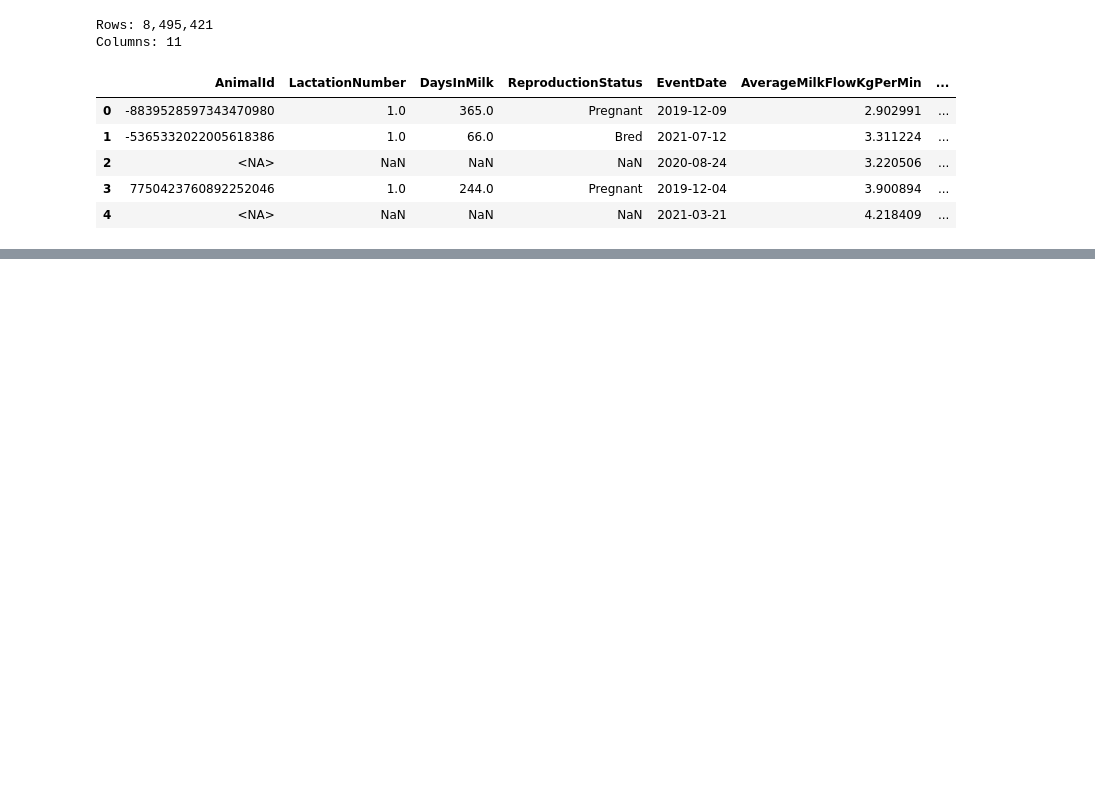
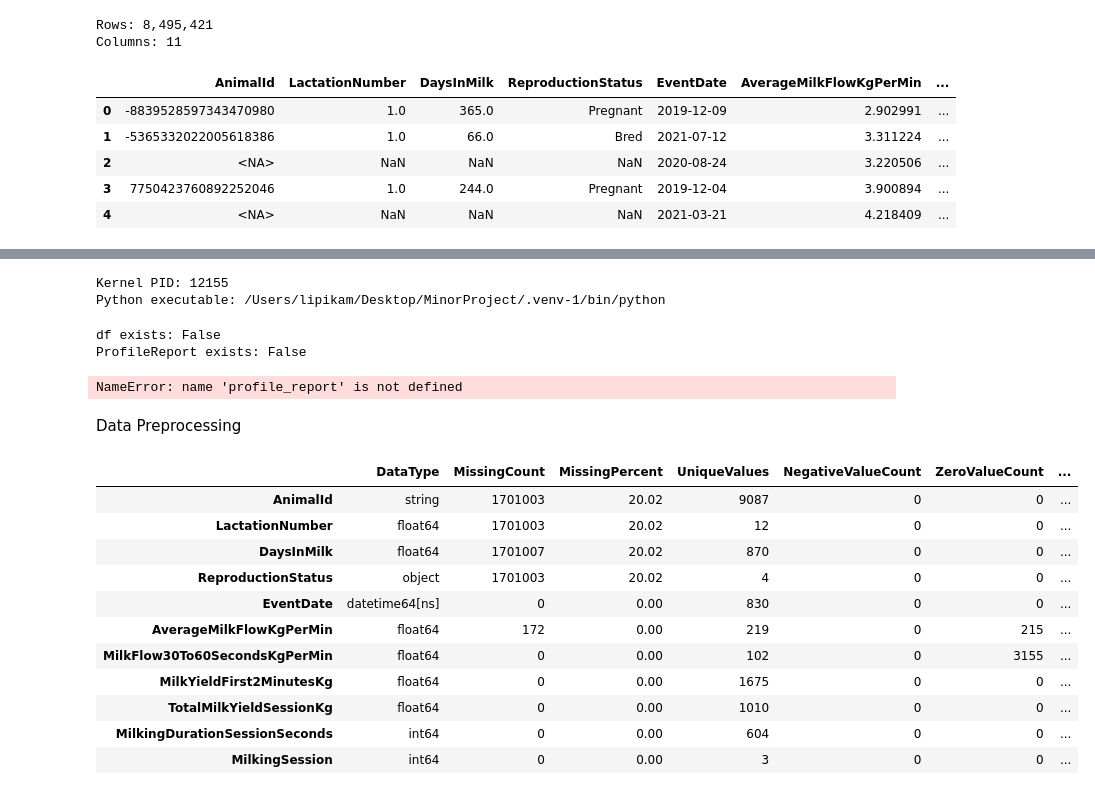
Before and after one commit to lipikamallikarjuna/ANSC4040MiniProject, a Jupyter notebook: notebooks/ProjectAnalysis.ipynb, the cells around one changed output, grey strips where cells are left out. Cells and saved outputs as stored; diff of their text form; code cells hidden in the pictures; blank space fills up the shorter version.

Commit message:
Update analysis notebook
Co-authored-by: Copilot <223556219+Copilot@users.noreply.github.com>

```diff
--- a/notebooks/ProjectAnalysis.ipynb
+++ b/notebooks/ProjectAnalysis.ipynb
@@ -654,0 +71,74 @@ display(fingerprint_classification_summary)
+# %%
+import os
+import sys
+
+print("Kernel PID:", os.getpid())
+print("Python executable:", sys.executable)
+# %% [output]
+Kernel PID: 12155
+Python executable: /Users/lipikam/Desktop/MinorProject/.venv-1/bin/python
+# %%
+print("df exists:", "df" in globals())
+print("ProfileReport exists:", "ProfileReport" in globals())
+# %% [output]
+df exists: False
+ProfileReport exists: False
+# %%
+profile_report.to_file(
+    "/Users/lipikam/Desktop/MinorProject/ANSC4040MiniProject/data_profile_report.html"
+)
+# %% [output]
+NameError: name 'profile_report' is not defined
+# %% [markdown]
+Data Preprocessing
+# %%
+# Review data types and potentially invalid values before applying preprocessing rules
+# and understand the missingness of the data + Summary of the data.
+
+numeric_columns = [
+    "LactationNumber",
+    "DaysInMilk",
+    "AverageMilkFlowKgPerMin",
+    "MilkFlow30To60SecondsKgPerMin",
+    "MilkYieldFirst2MinutesKg",
+    "TotalMilkYieldSessionKg",
+    "MilkingDurationSessionSeconds"
+]
+
+data_quality = pd.DataFrame({
+    "DataType": df.dtypes.astype(str),
+    "MissingCount": df.isna().sum(),
+    "MissingPercent": (df.isna().mean() * 100).round(2),
+    "UniqueValues": df.nunique(dropna=True),
+    "NegativeValueCount": (
+        df[numeric_columns].lt(0).sum()
+        .reindex(df.columns, fill_value=0)
+    ),
+    "ZeroValueCount": (
+        df[numeric_columns].eq(0).sum()
+        .reindex(df.columns, fill_value=0)
+    )
+})
+
+data_quality["InvalidDateCount"] = 0
+data_quality.loc["EventDate", "InvalidDateCount"] = df["EventDate"].isna().sum()
+
+data_quality["OutsideExpectedSessionCount"] = 0
+data_quality.loc["MilkingSession", "OutsideExpectedSessionCount"] = (
+    ~df["MilkingSession"].isin([1, 2, 3])
+).sum()
+
+display(data_quality.sort_values("MissingPercent", ascending=False))
+# %% [output]
+|  | DataType | MissingCount | MissingPercent | UniqueValues | NegativeValueCount | ZeroValueCount | ... |
+| AnimalId | string | 1701003 | 20.02 | 9087 | 0 | 0 | ... |
+| LactationNumber | float64 | 1701003 | 20.02 | 12 | 0 | 0 | ... |
+| DaysInMilk | float64 | 1701007 | 20.02 | 870 | 0 | 0 | ... |
+| ReproductionStatus | object | 1701003 | 20.02 | 4 | 0 | 0 | ... |
+| EventDate | datetime64[ns] | 0 | 0.00 | 830 | 0 | 0 | ... |
+| AverageMilkFlowKgPerMin | float64 | 172 | 0.00 | 219 | 0 | 215 | ... |
+| MilkFlow30To60SecondsKgPerMin | float64 | 0 | 0.00 | 102 | 0 | 3155 | ... |
+| MilkYieldFirst2MinutesKg | float64 | 0 | 0.00 | 1675 | 0 | 0 | ... |
+| TotalMilkYieldSessionKg | float64 | 0 | 0.00 | 1010 | 0 | 0 | ... |
+| MilkingDurationSessionSeconds | int64 | 0 | 0.00 | 604 | 0 | 0 | ... |
+| MilkingSession | int64 | 0 | 0.00 | 3 | 0 | 0 | ... |
```
Also changed, not shown: parts of 37 cells of this notebook.
